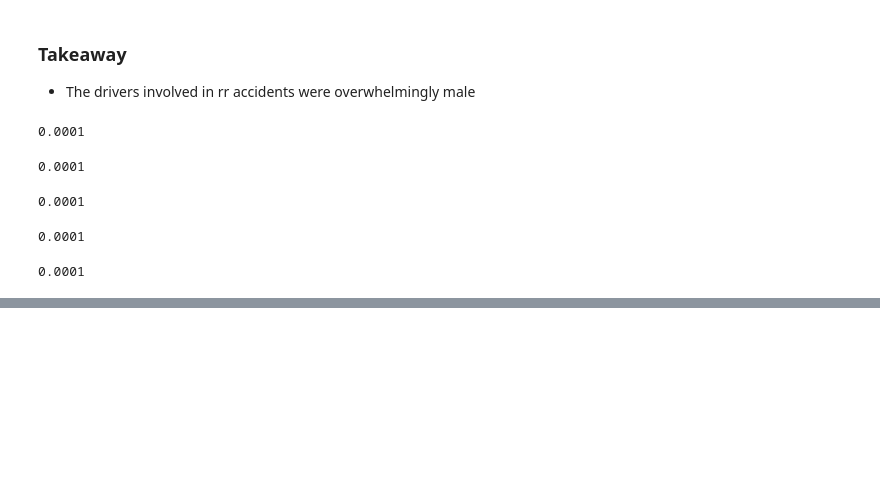
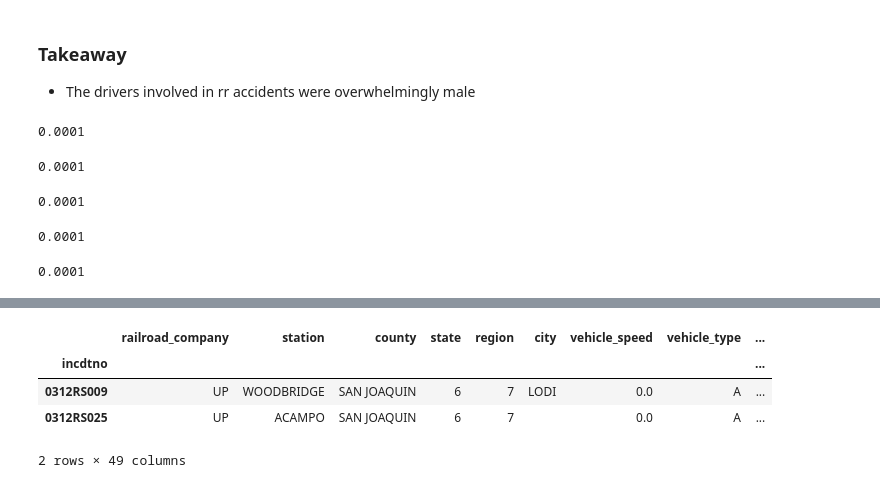
Before and after one commit to OTR-Capstone/Off_The_Rails, a Jupyter notebook: Steve_Stuff/workbench.ipynb, the cells around one changed output, grey strips where cells are left out. Saved outputs shown, nothing was run; the diff lists cells and outputs as text; code cells hidden in the pictures; blank space fills up the shorter version.

```diff
--- a/Steve_Stuff/workbench.ipynb
+++ b/Steve_Stuff/workbench.ipynb
@@ -234,3 +289,11 @@ la_acdnt
+# %%
+hwy_df.head(2)
+# %% [output]
+|  | railroad_company | station | county | state | region | city | vehicle_speed | vehicle_type | ... |
+| incdtno |  |  |  |  |  |  |  |  | ... |
+| 0312RS009 | UP | WOODBRIDGE | SAN JOAQUIN | 6 | 7 | LODI | 0.0 | A | ... |
+| 0312RS025 | UP | ACAMPO | SAN JOAQUIN | 6 | 7 |  | 0.0 | A | ... |
+2 rows × 49 columns
 # %%
 # def get_equiprail():
 #
```
Also changed, not shown: parts of 14 cells of this notebook.
